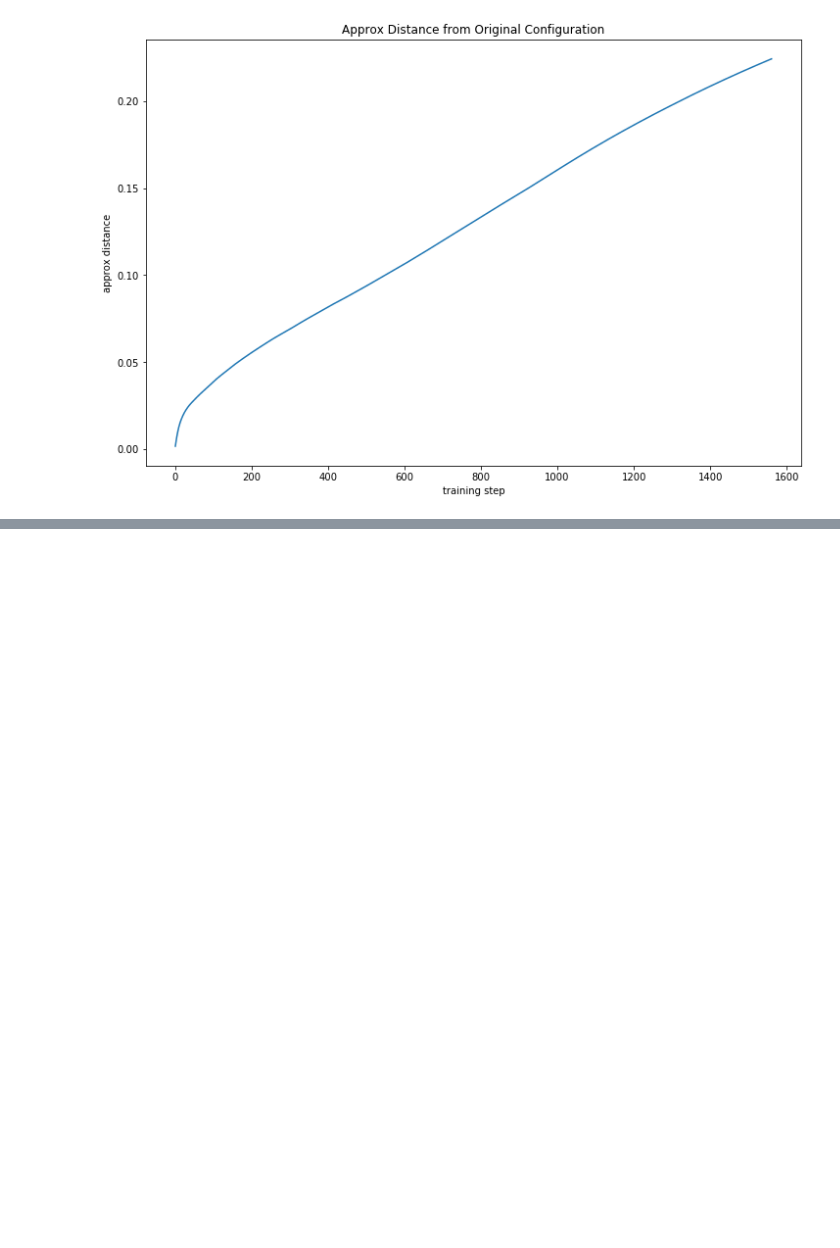
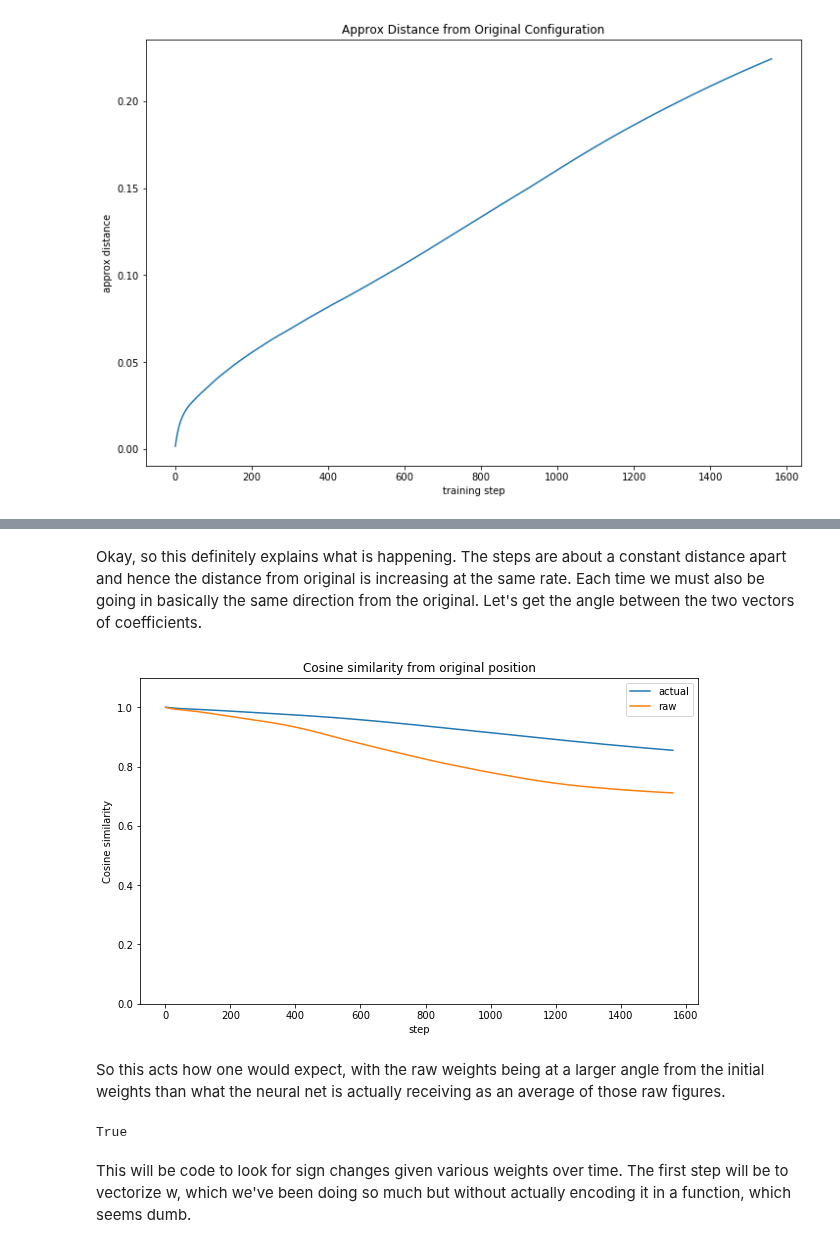
Before and after one commit to kevinnowland/kevinnowland.github.io, a Jupyter notebook: code/_notebooks/howtrainingworks.ipynb, the cells around one changed output, grey strips where cells are left out. Drawn from its saved outputs; the diff is of its cells as text; code cells hidden in the pictures; blank space fills up the shorter version.

Commit message:
finalize coefficient and neuronal coefficient portion

```diff
--- a/code/_notebooks/howtrainingworks.ipynb
+++ b/code/_notebooks/howtrainingworks.ipynb
@@ -954,0 +1022,35 @@ plt.show()
+# %% [markdown]
+Okay, so this definitely explains what is happening. The steps are about a constant distance apart
+and hence the distance from original is increasing at the same rate. Each time we must also be
+going in basically the same direction from the original. Let's get the angle between the
+two vectors of coefficients.
+# %%
+from sklearn.metrics.pairwise import cosine_similarity
+
+w_1_vec = np.concatenate([w.flatten() for w in raw_weights[0]]).reshape(1, -1)
+cosangles = []
+cosangles_raw = []
+for i in np.arange(1, len(data_1)):
+
+    w_2_vec = np.concatenate([w.flatten() for w in data_1[i]['w']]).reshape(1, -1)
+    w_2_vec_raw = np.concatenate([w.flatten() for w in raw_weights[i]]).reshape(1, -1)
+    cosangles += [cosine_similarity(w_1_vec, w_2_vec)]
+    cosangles_raw += [cosine_similarity(w_1_vec, w_2_vec_raw)]
+
+fig, ax = plt.subplots(figsize=(10, 6))
+
+ax.plot(list(np.arange(1, len(data_1))), np.array(cosangles).flatten(), label='actual')
+ax.plot(list(np.arange(1, len(data_1))), np.array(cosangles_raw).flatten(), label='raw')
+ax.set_ylim([0, 1.1])
+ax.set_title('Cosine similarity from original position')
+ax.set_ylabel('Cosine similarity')
+ax.set_xlabel('step')
+ax.legend()
+
+plt.show()
+# %% [output]
+[figure, added]
+# %% [markdown]
+So this acts how one would expect, with the raw weights being at a larger
+angle from the initial weights than what the neural net is actually
+receiving as an average of those raw figures.
@@ -954,0 +1077,9 @@ plt.show()
+# %%
+# are we even re-ordering anything? No, we are not
+is_reorder_needed(nn_1, nn_2)
+# %% [output]
+True
+# %% [markdown]
+This will be code to look for sign changes given various weights over time.
+The first step will be to vectorize w, which we've been doing so much but
+without actually encoding it in a function, which seems dumb.
```
Also changed, not shown: parts of 42 cells of this notebook.
